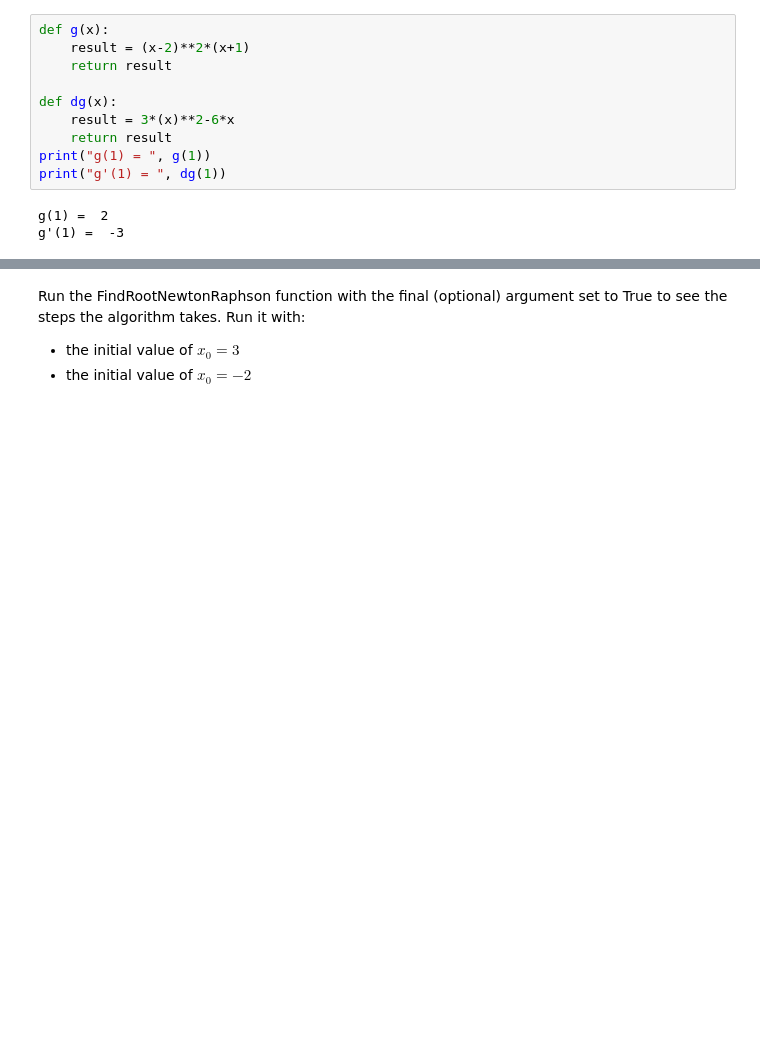
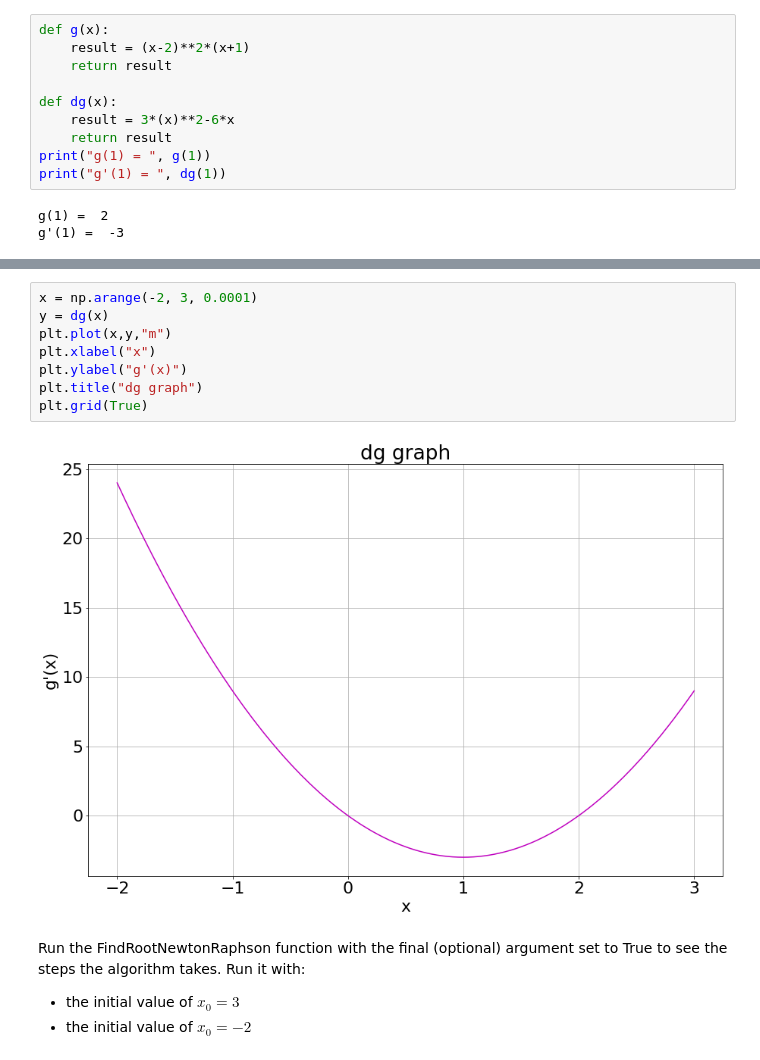
Before and after one commit to ryanjacobkelly/ryan, a Jupyter notebook: Assignment-2.ipynb, the cells around one changed output, grey strips where cells are left out. Saved outputs shown, nothing was run; the diff lists cells and outputs as text; blank space fills up the shorter version.

```diff
--- a/Assignment-2.ipynb
+++ b/Assignment-2.ipynb
@@ -312,3 +320,13 @@ plt.plot
+# %%
+x = np.arange(-2, 3, 0.0001)
+y = dg(x)
+plt.plot(x,y,"m")
+plt.xlabel("x")
+plt.ylabel("g'(x)")
+plt.title("dg graph")
+plt.grid(True)
+# %% [output]
+[figure, added]
 # %% [markdown]
 Run the FindRootNewtonRaphson function with the final (optional) argument set to True to see the steps the algorithm takes. Run it with:
  - the initial value of $x_0 = 3$
```
Also changed, not shown: parts of 11 cells of this notebook.
